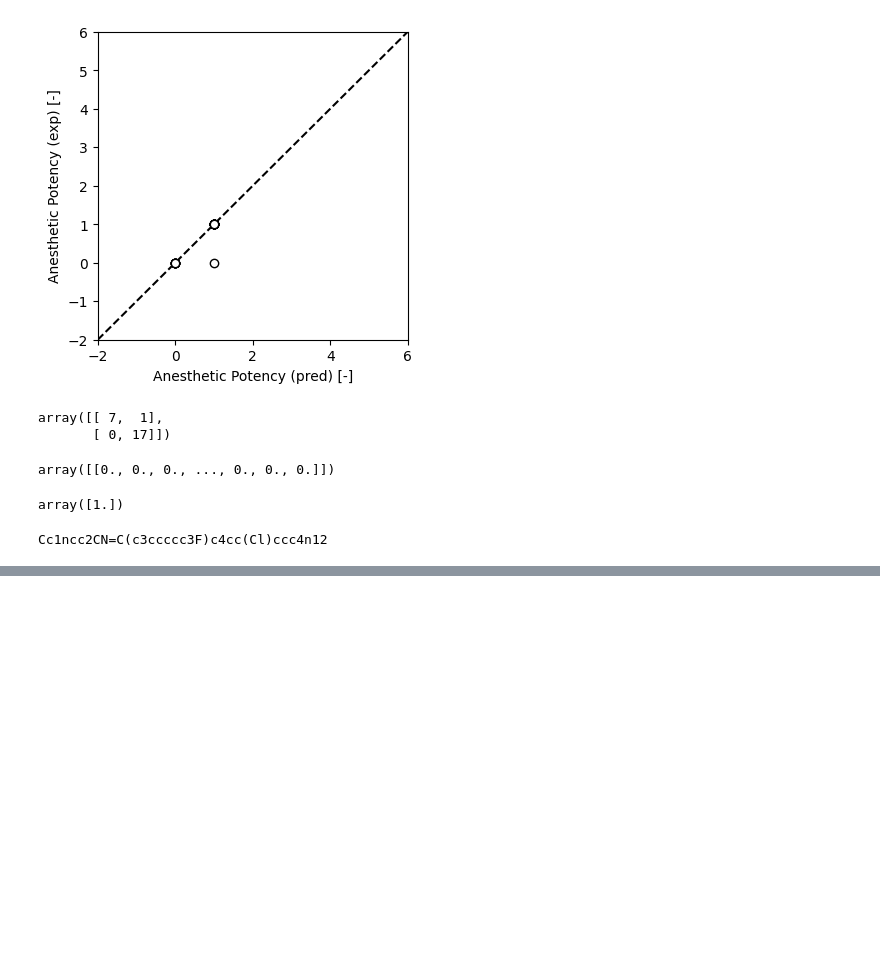
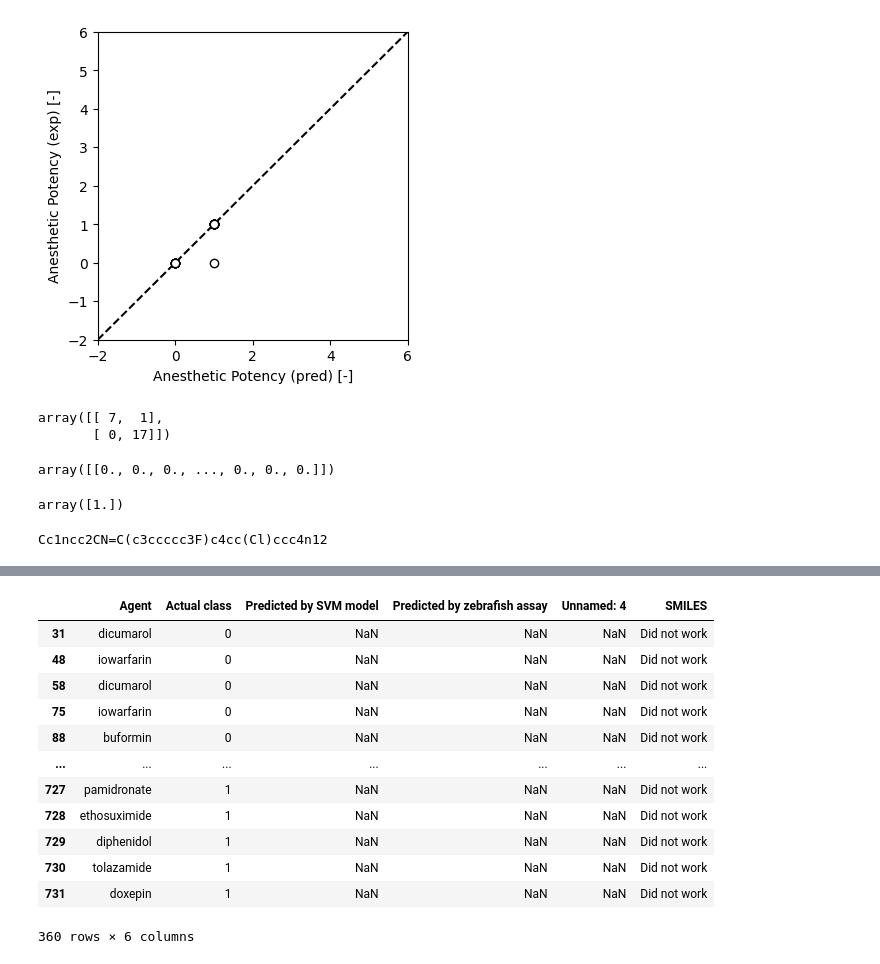
Before and after one commit to BradyCh/ACTSO_Anesthetics, a Jupyter notebook: ACTSO_project.ipynb, the cells around one changed output, grey strips where cells are left out. Saved outputs shown, nothing was run; the diff lists cells and outputs as text; code cells hidden in the pictures; blank space fills up the shorter version.

```diff
--- a/ACTSO_project.ipynb
+++ b/ACTSO_project.ipynb
@@ -757,0 +846,16 @@ Cc1ncc2CN=C(c3ccccc3F)c4cc(Cl)ccc4n12
+# %%
+data[data['SMILES']=='Did not work']
+# %% [output]
+|  | Agent | Actual class | Predicted by SVM model | Predicted by zebrafish assay | Unnamed: 4 | SMILES |
+| 31 | dicumarol | 0 | NaN | NaN | NaN | Did not work |
+| 48 | iowarfarin | 0 | NaN | NaN | NaN | Did not work |
+| 58 | dicumarol | 0 | NaN | NaN | NaN | Did not work |
+| 75 | iowarfarin | 0 | NaN | NaN | NaN | Did not work |
+| 88 | buformin | 0 | NaN | NaN | NaN | Did not work |
+| ... | ... | ... | ... | ... | ... | ... |
+| 727 | pamidronate | 1 | NaN | NaN | NaN | Did not work |
+| 728 | ethosuximide | 1 | NaN | NaN | NaN | Did not work |
+| 729 | diphenidol | 1 | NaN | NaN | NaN | Did not work |
+| 730 | tolazamide | 1 | NaN | NaN | NaN | Did not work |
+| 731 | doxepin | 1 | NaN | NaN | NaN | Did not work |
+360 rows × 6 columns
```
Also changed, not shown: parts of 15 cells of this notebook.
